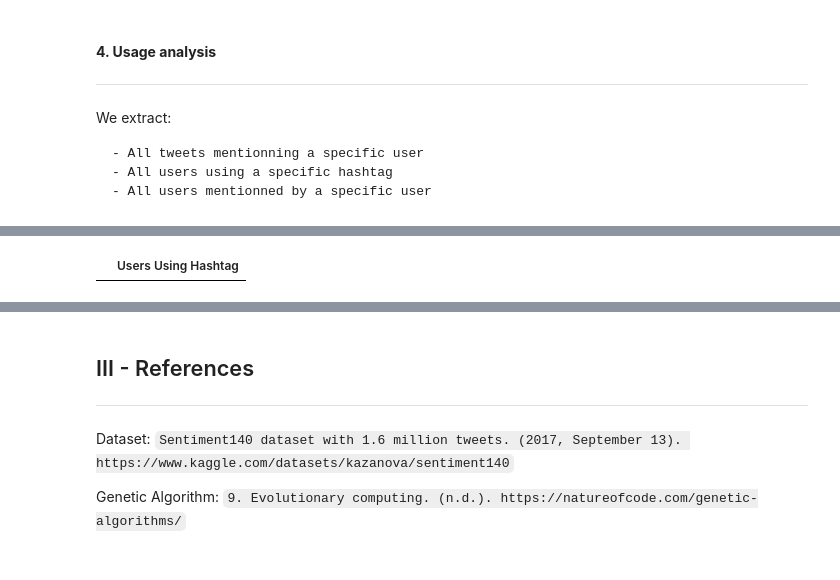
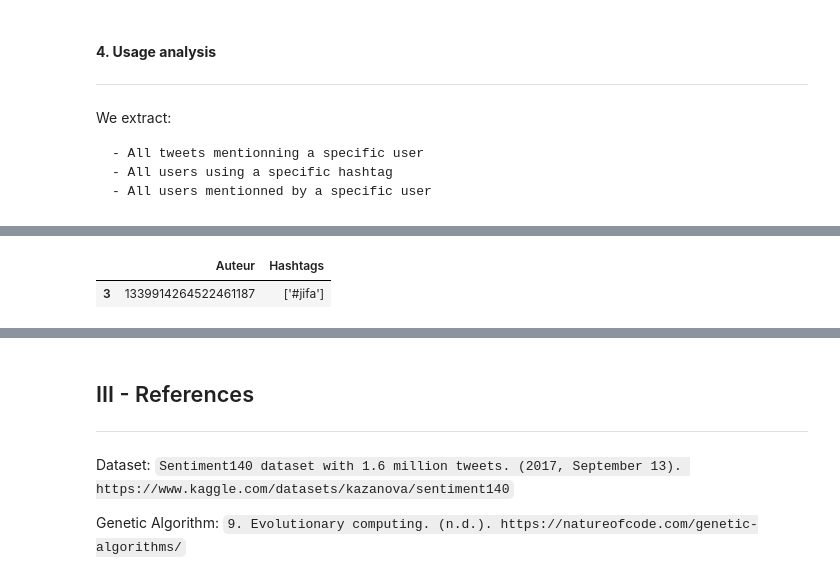
Before and after one commit to Egeyae/InPoDA-project-in304, a Jupyter notebook: InPoDA_CompteRendu.ipynb, the cells around one changed output, grey strips where cells are left out. Saved outputs shown, nothing was run; the diff lists cells and outputs as text; code cells hidden in the pictures.

```diff
--- a/InPoDA_CompteRendu.ipynb
+++ b/InPoDA_CompteRendu.ipynb
@@ -339,6 +341,6 @@ Name: 0, dtype: object...
 # %%
 # All users using a hashtag
 hashtag = pipeline.get_all_hashtags().loc[0]
-
-pipeline.all_users_using_hashtag(hashtag)
+hashtag = hashtag.tolist()
+pipeline.all_users_using_hashtag(hashtag[0][1:])
 # %% [output]
@@ -348,4 +348,5 @@ Name: 0, dtype: object...
-|  | Users Using Hashtag |
+|  | Auteur | Hashtags |
+| 3 | 1339914264522461187 | ['#jifa'] |
 # %%
 # All users mentioned by a specific user
 user = "372993152" #pipeline.get_all_authors().iloc[0, 0]
```
Also changed, not shown: parts of 20 cells of this notebook, 3 other files.
